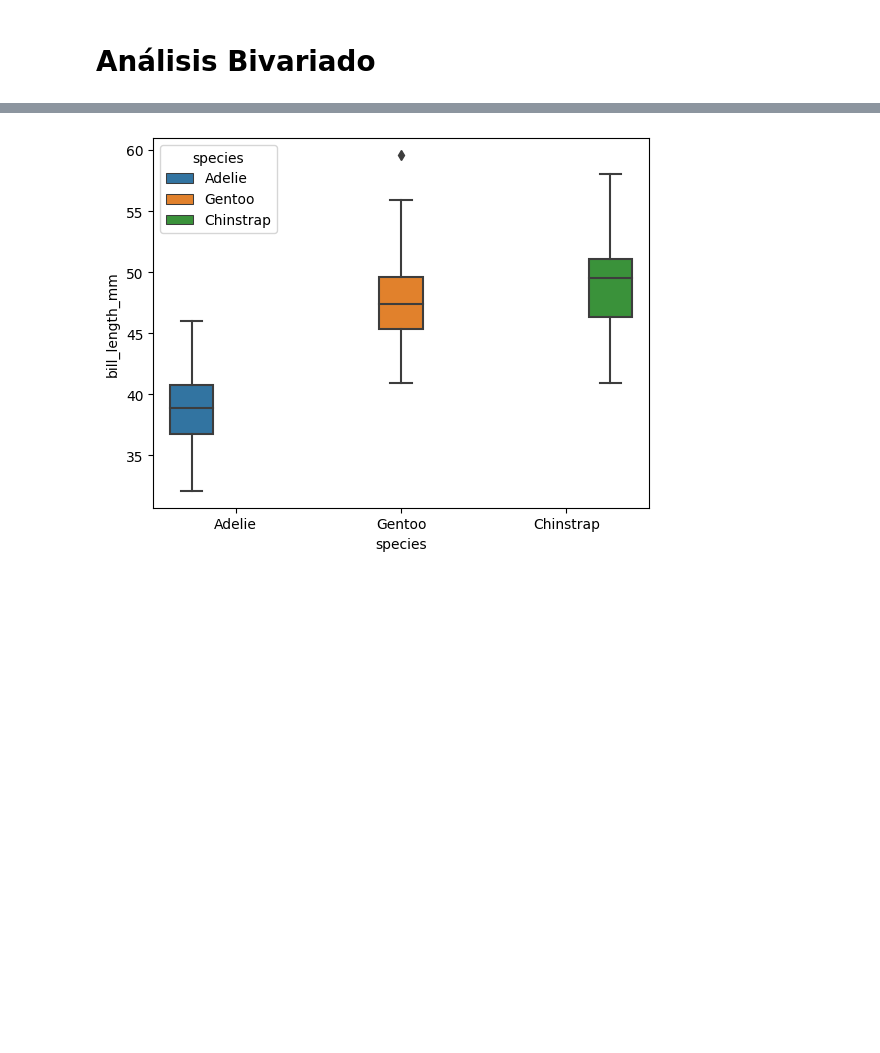
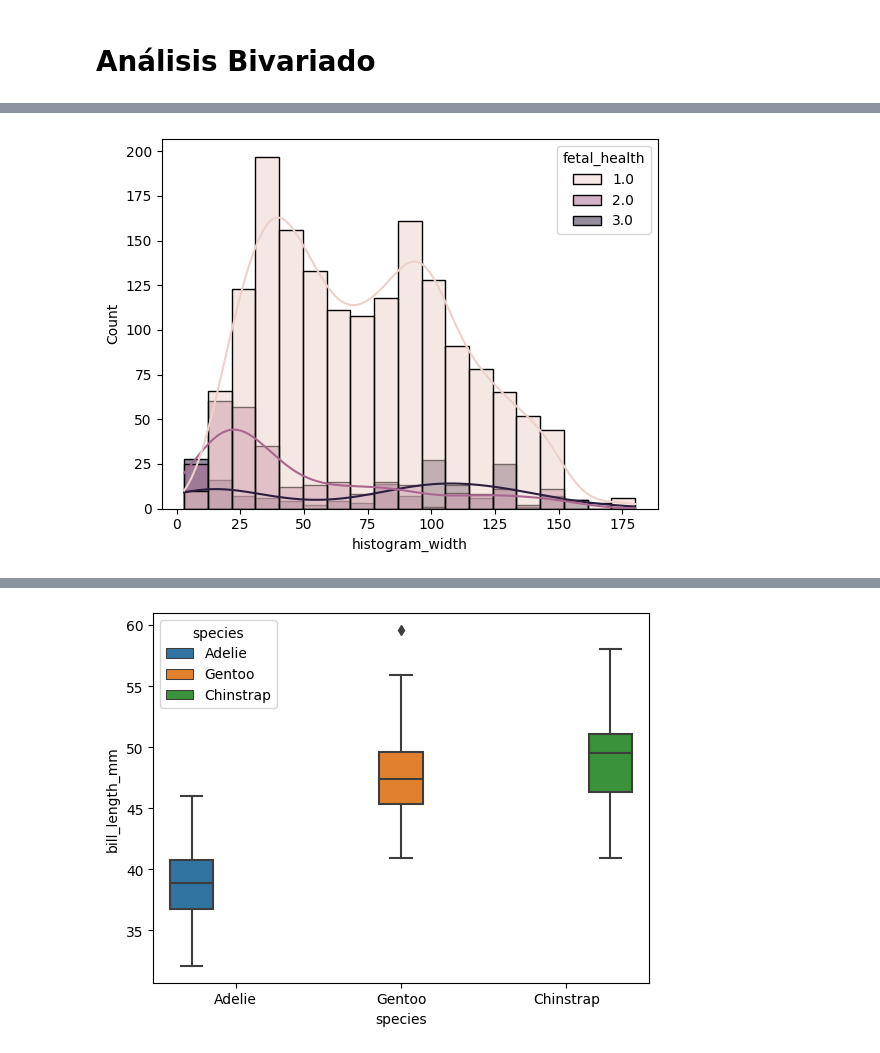
Before and after one commit to heldigard/Model_Explor_AnaliticaDatos, a Jupyter notebook: exploracion_de_datos.ipynb, the cells around one changed output, grey strips where cells are left out. Cells and saved outputs as stored; diff of their text form; code cells hidden in the pictures; blank space fills up the shorter version.

```diff
--- a/exploracion_de_datos.ipynb
+++ b/exploracion_de_datos.ipynb
@@ -304,0 +315,5 @@ plt.show()
+# %%
+sb.histplot(data = df, x = 'histogram_width', kde = True, hue = 'fetal_health')
+plt.show()
+# %% [output]
+[figure, added]
```
Also changed, not shown: parts of 6 cells of this notebook.
